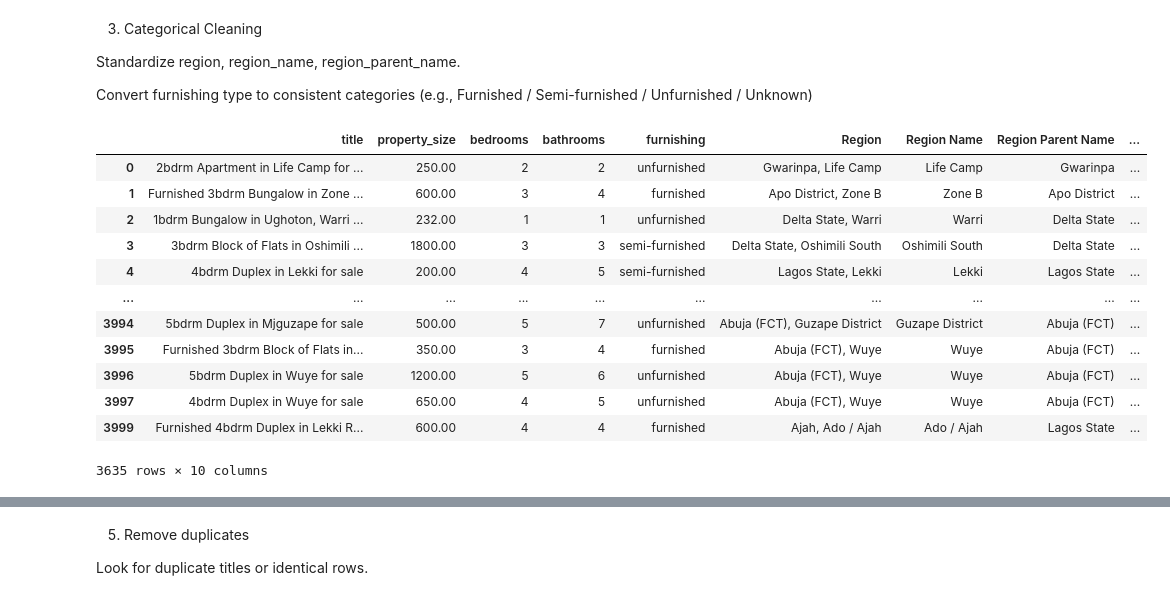
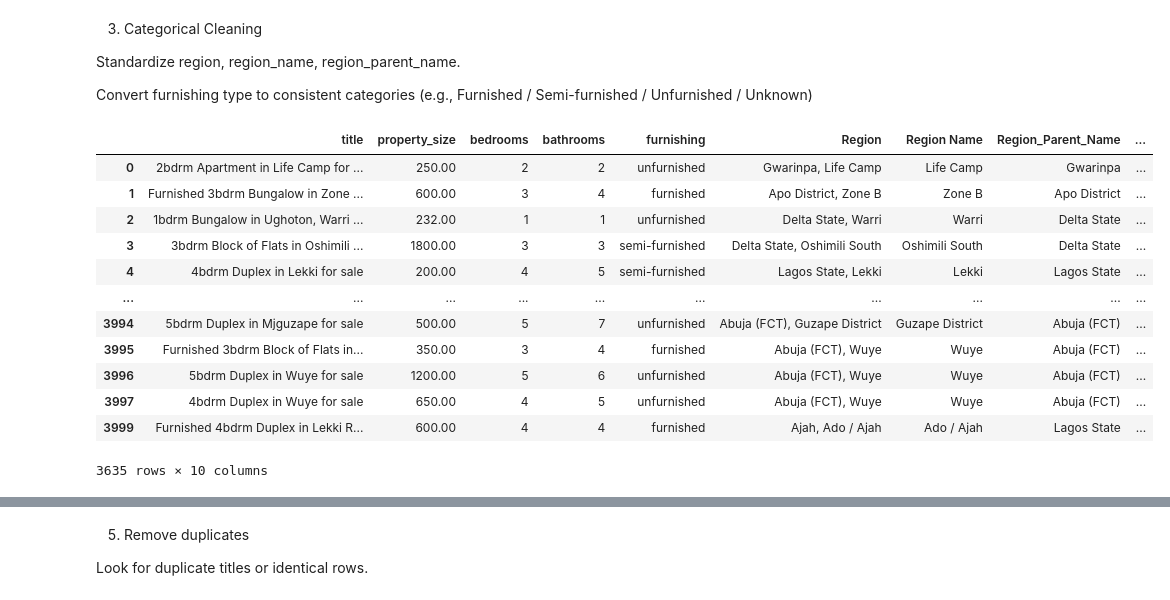
Before and after one commit to Tech-sister/market-analysis-of-housing-sales-on-Jiji.ng, a Jupyter notebook: nigeria-jiji-housing-marketplace-cleaned-data-analysis.ipynb, the cells around one changed output, grey strips where cells are left out. Cells and saved outputs as stored; diff of their text form; code cells hidden in the pictures.

```diff
--- a/nigeria-jiji-housing-marketplace-cleaned-data-analysis.ipynb
+++ b/nigeria-jiji-housing-marketplace-cleaned-data-analysis.ipynb
@@ -88,11 +88,3 @@ region_parent_name    0
 is_boost              0
 price                 0
 dtype: int64
-# %%
-#How will you handle missing property size, bedrooms, bathrooms, or furnishing?
-df["bedrooms"] = df["bedrooms"].fillna(0)
-df["bathrooms"] = df["bathrooms"].fillna(0)
-df["property_size"] = df["property_size"].fillna("Unknown")
-df["furnishing"] = df["furnishing"].fillna("Unknown")
-
-df
@@ -278,12 +256,12 @@ Convert furnishing type to consistent categories
 # %%
 new_df.rename(columns={
     "region": "Region",
     "region_name": "Region Name",
-    "region_parent_name": "Region Parent Name"
+    "region_parent_name": "Region_Parent_Name"
     }, inplace=True)
 new_df
 # %% [output]
-|  | title | property_size | bedrooms | bathrooms | furnishing | Region | Region Name | Region Parent Name | ... |
+|  | title | property_size | bedrooms | bathrooms | furnishing | Region | Region Name | Region_Parent_Name | ... |
 | 0 | 2bdrm Apartment in Life Camp for ... | 250.00 | 2 | 2 | unfurnished | Gwarinpa, Life Camp | Life Camp | Gwarinpa | ... |
 | 1 | Furnished 3bdrm Bungalow in Zone ... | 600.00 | 3 | 4 | furnished | Apo District, Zone B | Zone B | Apo District | ... |
 | 2 | 1bdrm Bungalow in Ughoton, Warri ... | 232.00 | 1 | 1 | unfurnished | Delta State, Warri | Warri | Delta State | ... |
```
Also changed, not shown: parts of 11 cells of this notebook, 3 other files.
